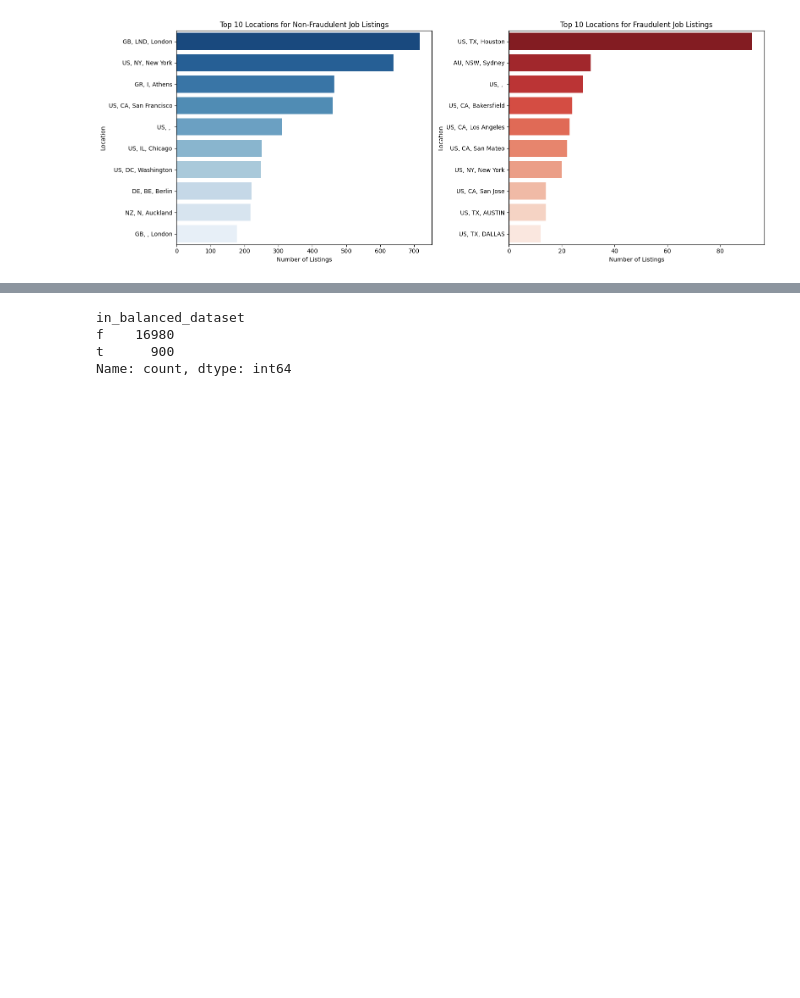
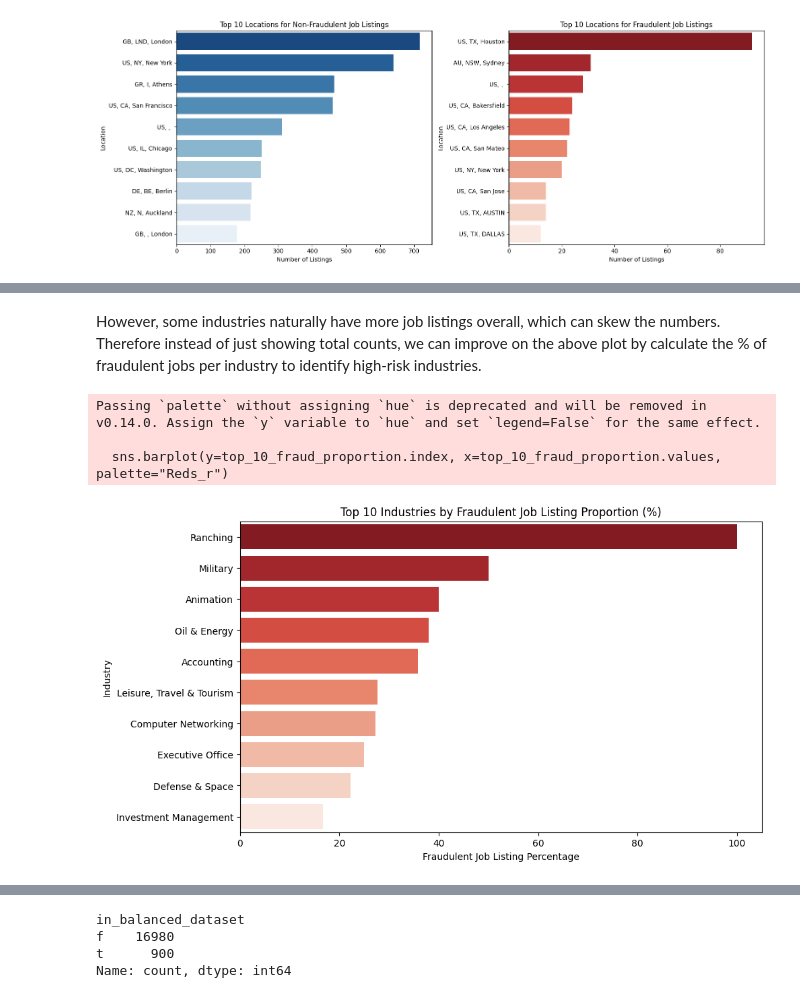
Before and after one commit to shaunzzhou/GASP, a Jupyter notebook: eda.ipynb, the cells around one changed output, grey strips where cells are left out. Cells and saved outputs as stored; diff of their text form; code cells hidden in the pictures; blank space fills up the shorter version.

```diff
--- a/eda.ipynb
+++ b/eda.ipynb
@@ -190,0 +252,27 @@ Passing `palette` without assigning `hue` is deprecated and will be removed in v
+# %% [markdown]
+However, some industries naturally have more job listings overall, which can skew the numbers. Therefore instead of just showing total counts, we can improve on the above plot by calculate the % of fraudulent jobs per industry to identify high-risk industries.
+# %%
+# Calculate the total number of job listings per industry
+total_jobs_per_industry = df['industry'].value_counts()
+
+# Calculate the total number of fraudulent job listings per industry
+fraud_jobs_per_industry = df[df['fraudulent'] == 1]['industry'].value_counts()
+
+# Calculate the proportion of fraudulent job listings per industry
+fraud_proportion = (fraud_jobs_per_industry / total_jobs_per_industry).fillna(0) * 100
+
+# Get the top 10 industries with the highest fraud proportion
+top_10_fraud_proportion = fraud_proportion.sort_values(ascending=False).head(10)
+
+# Plot the results
+plt.figure(figsize=(10, 6))
+sns.barplot(y=top_10_fraud_proportion.index, x=top_10_fraud_proportion.values, palette="Reds_r")
+plt.title("Top 10 Industries by Fraudulent Job Listing Proportion (%)")
+plt.xlabel("Fraudulent Job Listing Percentage")
+plt.ylabel("Industry")
+plt.show()
+# %% [output]
+Passing `palette` without assigning `hue` is deprecated and will be removed in v0.14.0. Assign the `y` variable to `hue` and set `legend=False` for the same effect.
+
+  sns.barplot(y=top_10_fraud_proportion.index, x=top_10_fraud_proportion.values, palette="Reds_r")
+[figure, added]
```
Also changed, not shown: parts of 18 cells of this notebook, 1 other file.
